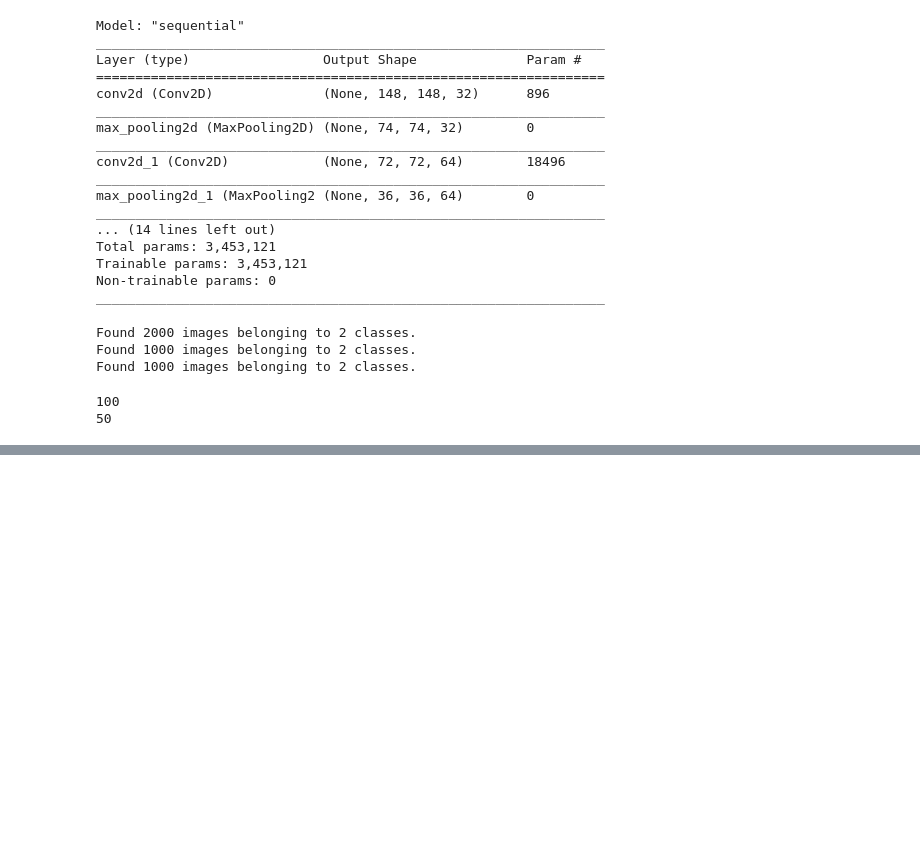
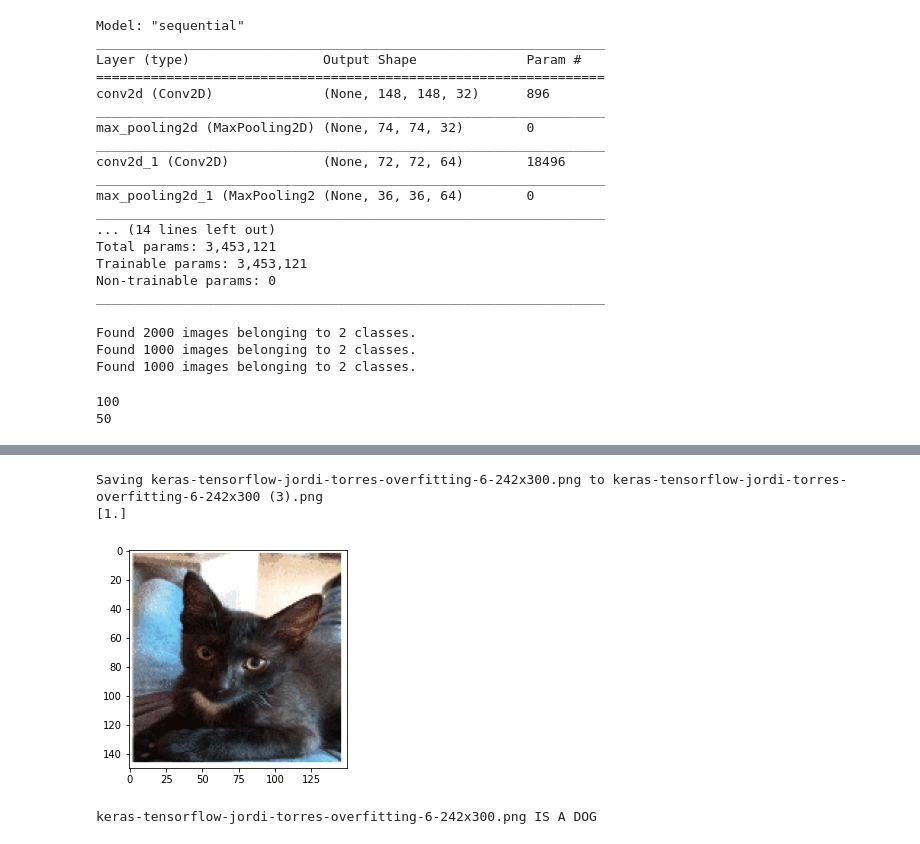
Before and after one commit to joromarxx/machine_learning, a Jupyter notebook: Ejercicio_1.ipynb, the cells around one changed output, grey strips where cells are left out. Drawn from its saved outputs; the diff is of its cells as text; code cells hidden in the pictures; blank space fills up the shorter version.

```diff
--- a/Ejercicio_1.ipynb
+++ b/Ejercicio_1.ipynb
@@ -214,0 +263,31 @@ KeyboardInterrupt: ignored
+# %%
+import numpy as np
+
+from google.colab import files
+from keras.preprocessing import image
+
+uploaded=files.upload()
+
+for fn in uploaded.keys():
+
+  # predicting images
+  path='/content/' + fn
+  img=image.load_img(path, target_size=(150, 150))
+
+  x=image.img_to_array(img)
+  x=np.expand_dims(x, axis=0)
+  images = np.vstack([x])
+
+  classes = model.predict(images, batch_size=10)
+
+  print(classes[0])
+
+  plt.imshow(img)
+  plt.show()
+
+  if classes[0]>0:
+    print( fn + " IS A DOG")
+
+  else:
+    print( fn + " IS A CAT")
+# %% [output]
@@ -214,0 +295,4 @@ KeyboardInterrupt: ignored
+Saving keras-tensorflow-jordi-torres-overfitting-6-242x300.png to keras-tensorflow-jordi-torres-overfitting-6-242x300 (3).png
+[1.]
+[figure, added]
+keras-tensorflow-jordi-torres-overfitting-6-242x300.png IS A DOG
```
Also changed, not shown: parts of 8 cells of this notebook.
